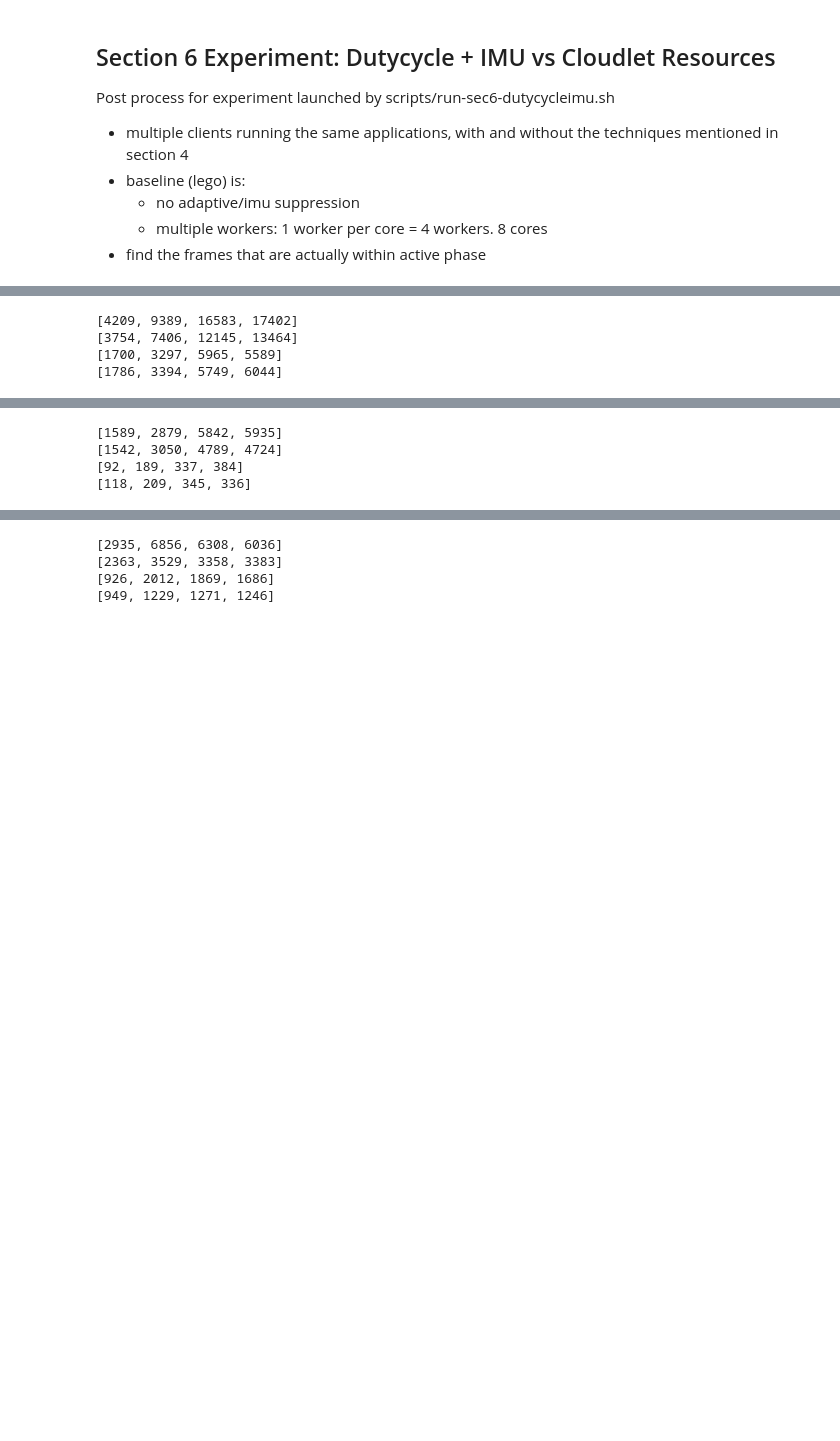
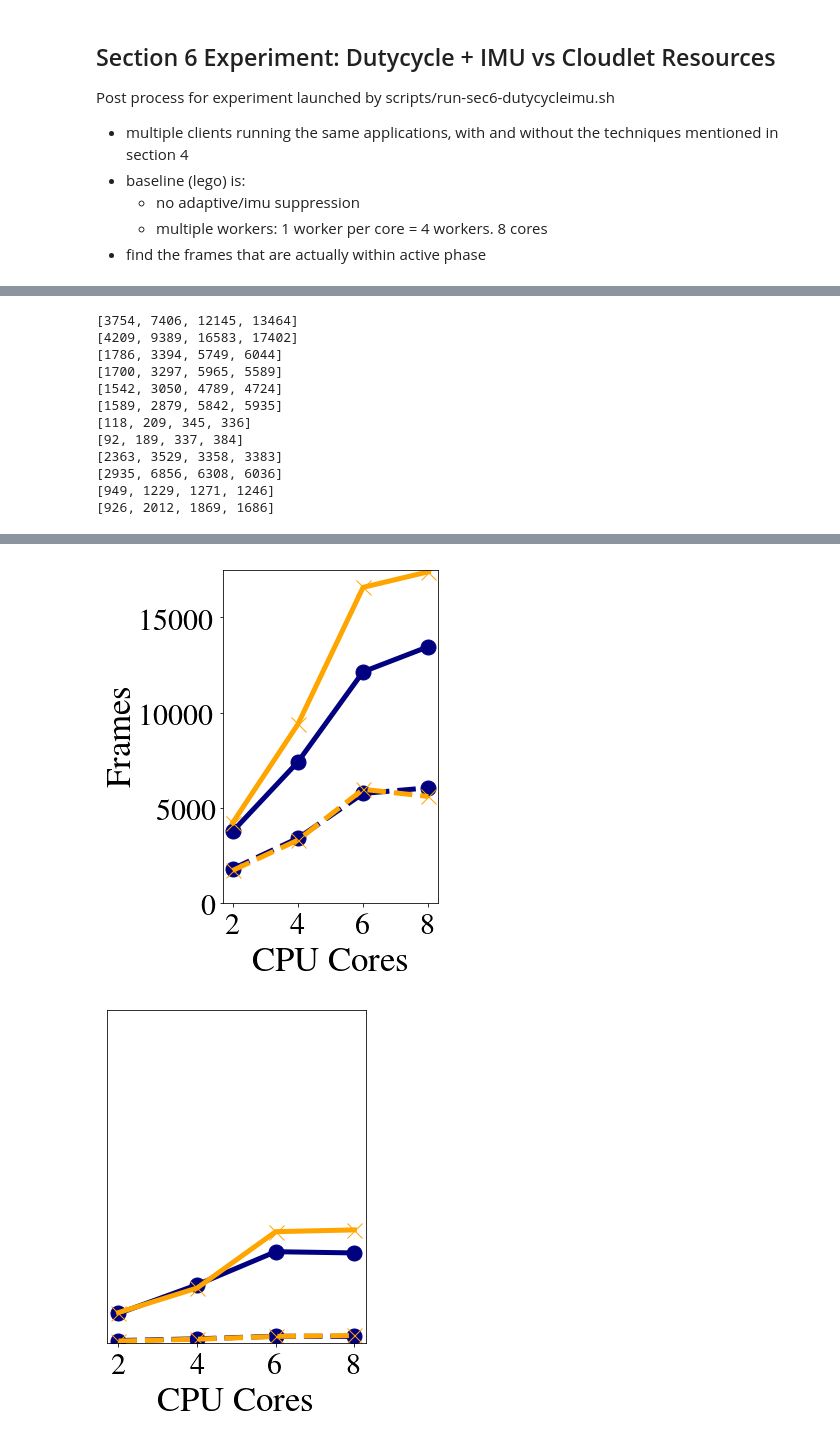
Before and after one commit to cmusatyalab/sec19-scalable-edge-native-applications, a Jupyter notebook: visualization/sec6-dutycycle-imu.ipynb, the cells around one changed output, grey strips where cells are left out. Saved outputs shown, nothing was run; the diff lists cells and outputs as text; code cells hidden in the pictures; blank space fills up the shorter version.

```diff
--- a/visualization/sec6-dutycycle-imu.ipynb
+++ b/visualization/sec6-dutycycle-imu.ipynb
@@ -157,28 +137,28 @@ def get_data(app, exp_types):
 # plot resource cpu to utility
 import matplotlib.pyplot as plt
 
-colors = ['darkorange', 'dodgerblue']
+colors = ['navy', 'orange']
 fmt=['o-', 'x-', 'o--', 'x--', 'h-.', 's-']
 def plot_data(data, exp_types, fmt, labels, ylim=None, title=None):
     lidx = 0
     for idx, exp_type in enumerate(exp_types):
         total_frs = map(lambda x: len(data[exp_type][x].index), cpus)
         print(total_frs)
-        plt.plot(cpus, total_frs, fmt[idx], label=labels[lidx], color=colors[idx])
+        plt.plot(cpus, total_frs, fmt[idx], label=labels[lidx], color=colors[idx], linewidth=5, markersize=15)
         lidx += 1
 
     # plot active frames
     for idx, exp_type in enumerate(exp_types):
         active_frs = map(lambda x: len(data[exp_type][x][data[exp_type][x]['is_gt_active']==1].index), cpus)
         print(active_frs)
-        plt.plot(cpus, active_frs, fmt[lidx], label=labels[lidx], color=colors[idx])
+        plt.plot(cpus, active_frs, fmt[lidx], label=labels[lidx], color=colors[idx], linewidth=5, markersize=15)
         lidx += 1
-    plt.xlabel('CPU Cores', fontsize=30)
-    plt.ylabel('Frames', fontsize=30)
+    plt.xlabel('CPU Cores', fontsize=35)
+    plt.ylabel('Frames', fontsize=35)
     plt.ylim(ylim)
 #    plt.title(title, fontsize=18)
 #    plt.legend(fontsize=12, loc='best')
-    plt.tick_params(labelsize=25)
+    plt.tick_params(labelsize=30)
 # %%
 # plot legend
 from matplotlib.patches import Patch
@@ -206,7 +191,7 @@ plt.axis('on')
 data=get_data('pingpong', exp_types = ['baseline', 'dutycycleimu'])
 ticks = [2,4,6,8]
 plt.figure(figsize=(5, 6))
-plot_data(data, exp_types=['baseline', 'dutycycleimu'],
+plot_data(data, exp_types=['dutycycleimu', 'baseline'],
           fmt=fmt,
           labels=[
               'Baseline Total',
@@ -220,11 +205,11 @@ plot_data(data, exp_types=['baseline', 'dutycycleimu'],
 cur_axes = plt.gca()
 cur_axes.axes.get_xaxis().set_ticks(ticks)
 plt.tight_layout()
-plt.savefig('fig-sec6-reduction-{}.pdf'.format('Pingpong'), bbox_inches='tight')
+plt.savefig('figs/fig-sec6-reduction-{}.pdf'.format('Pingpong'), bbox_inches='tight')
 
 plt.figure(figsize=(4, 6))
 data=get_data('pool', exp_types = ['baseline', 'dutycycleimu'])
-plot_data(data, exp_types=['baseline', 'dutycycleimu'],
+plot_data(data, exp_types=['dutycycleimu', 'baseline'],
           fmt=fmt,
           labels=[
               'Baseline Total',
@@ -239,11 +224,11 @@ cur_axes = plt.gca()
 cur_axes.axes.get_yaxis().set_visible(False)
 cur_axes.axes.get_xaxis().set_ticks(ticks)
 plt.tight_layout()
-plt.savefig('fig-sec6-reduction-{}.pdf'.format('Pool'), bbox_inches='tight')
+plt.savefig('figs/fig-sec6-reduction-{}.pdf'.format('Pool'), bbox_inches='tight')
 
 plt.figure(figsize=(4, 6))
 data=get_data('lego', exp_types = ['baseline', 'dutycycleimu'])
-plot_data(data, exp_types=['baseline', 'dutycycleimu'],
+plot_data(data, exp_types=['dutycycleimu', 'baseline'],
           fmt=fmt,
           labels=[
               'Baseline Total',
@@ -258,5 +243,5 @@ cur_axes = plt.gca()
 cur_axes.axes.get_yaxis().set_visible(False)
 cur_axes.axes.get_xaxis().set_ticks(ticks)
 plt.tight_layout()
-plt.savefig('fig-sec6-reduction-{}.pdf'.format('Lego'), bbox_inches='tight')
+plt.savefig('figs/fig-sec6-reduction-{}.pdf'.format('Lego'), bbox_inches='tight')
 # %% [output]
@@ -265,4 +248,12 @@ plt.savefig('fig-sec6-reduction-{}.pdf'.format('Lego'), bbox_inches='tight')
+[3754, 7406, 12145, 13464]
 [4209, 9389, 16583, 17402]
-[3754, 7406, 12145, 13464]
+[1786, 3394, 5749, 6044]
 [1700, 3297, 5965, 5589]
-[1786, 3394, 5749, 6044]
+[1542, 3050, 4789, 4724]
+[1589, 2879, 5842, 5935]
+[118, 209, 345, 336]
+[92, 189, 337, 384]
+[2363, 3529, 3358, 3383]
+[2935, 6856, 6308, 6036]
+[949, 1229, 1271, 1246]
+[926, 2012, 1869, 1686]
@@ -271,4 +259,0 @@ plt.savefig('fig-sec6-reduction-{}.pdf'.format('Lego'), bbox_inches='tight')
-[1589, 2879, 5842, 5935]
-[1542, 3050, 4789, 4724]
-[92, 189, 337, 384]
-[118, 209, 345, 336]
@@ -277,4 +260,2 @@ plt.savefig('fig-sec6-reduction-{}.pdf'.format('Lego'), bbox_inches='tight')
-[2935, 6856, 6308, 6036]
-[2363, 3529, 3358, 3383]
-[926, 2012, 1869, 1686]
-[949, 1229, 1271, 1246]
+[figure, added]
+[figure, added]
```
Also changed, not shown: parts of 4 cells of this notebook, 26 other files.
